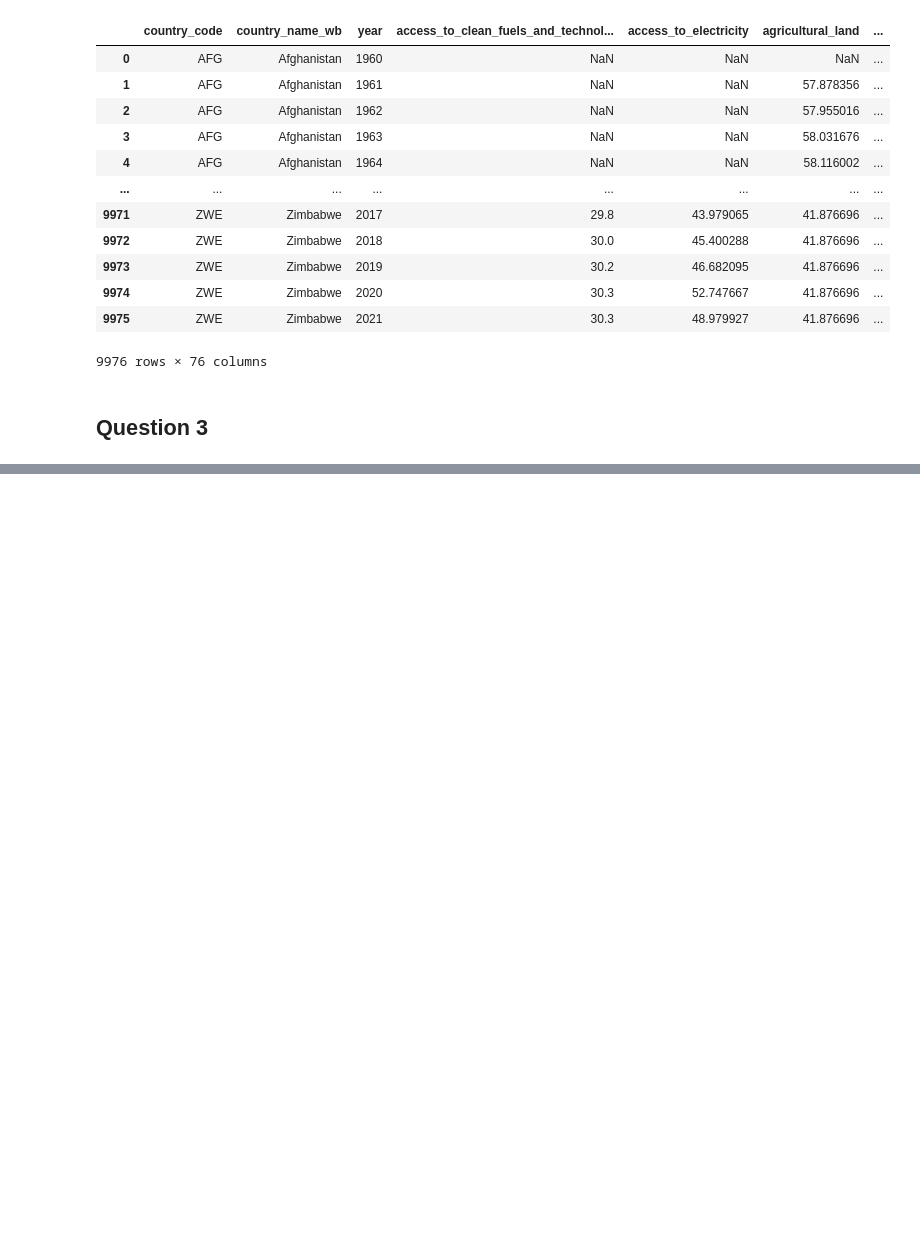
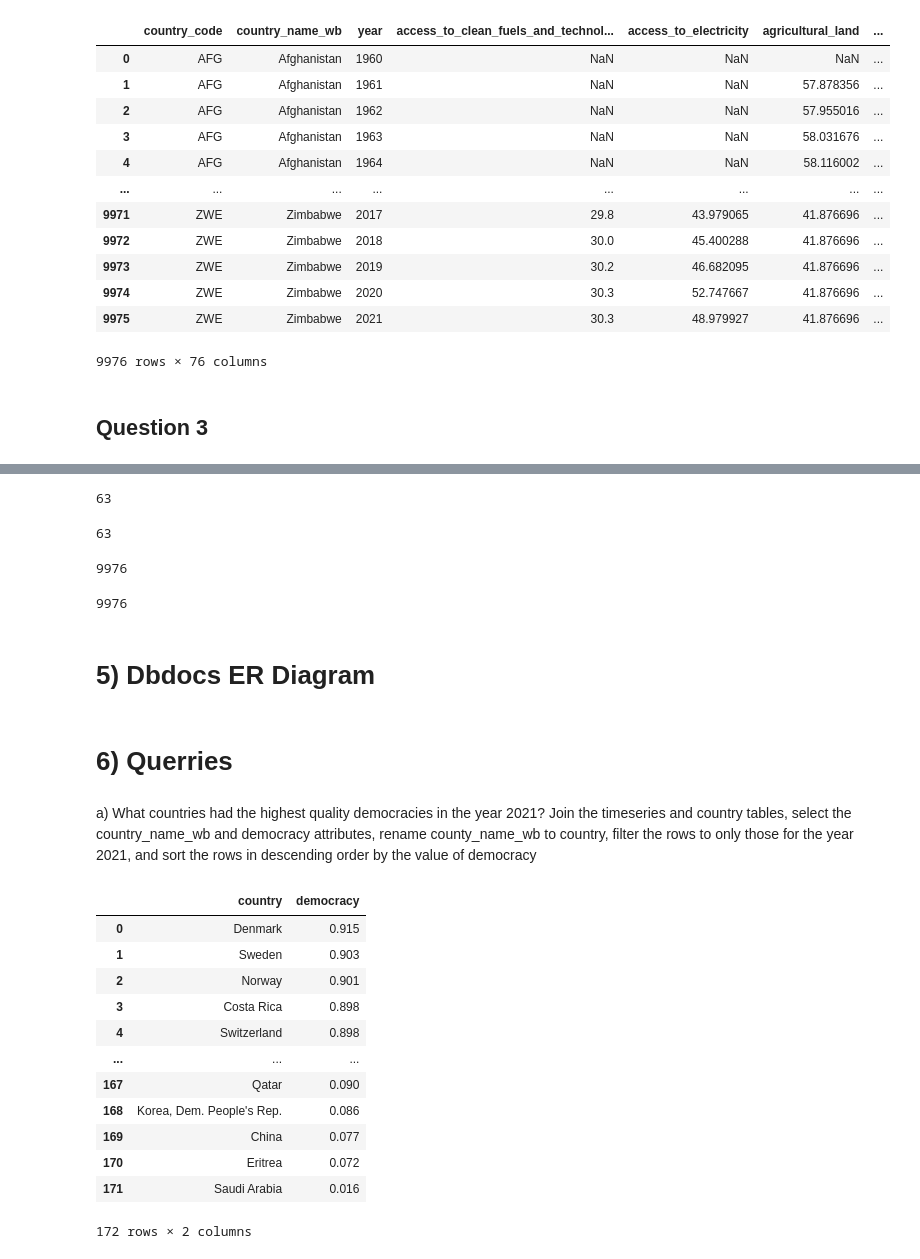
Before and after one commit to eanelson01/Lab3, a Jupyter notebook: lab3_notebook.ipynb, the cells around one changed output, grey strips where cells are left out. Drawn from its saved outputs; the diff is of its cells as text; code cells hidden in the pictures; blank space fills up the shorter version.

Commit message:
Created lab3 database and completed some SQL querries

```diff
--- a/lab3_notebook.ipynb
+++ b/lab3_notebook.ipynb
@@ -615,0 +783,55 @@ timeseries
+# %%
+print(world.shape[0])
+world.to_sql('world',
+               con = engine,
+               index = False,
+               chunksize = 1000,
+               if_exists = 'replace')
+# %% [output]
+63
+63
+# %%
+print(timeseries.shape[0])
+timeseries.to_sql('timeseries',
+               con = engine,
+               index = False,
+               chunksize = 100,
+               if_exists = 'replace')
+# %% [output]
+9976
+9976
+# %% [markdown]
+# 5) Dbdocs ER Diagram
+# %% [markdown]
+# 6) Querries
+# %% [markdown]
+a) What countries had the highest quality democracies in the year 2021? Join the
+timeseries and country tables, select the country_name_wb and democracy attributes,
+rename county_name_wb to country, filter the rows to only those for the year 2021, and
+sort the rows in descending order by the value of democracy
+# %%
+myquery = '''
+SELECT country_name_wb as country,
+        democracy
+FROM timeseries t
+INNER JOIN country c
+ON t.country_code = c.country_code
+WHERE t.year = 2021
+ORDER BY t.democracy
+    desc
+'''
+pd.read_sql_query(myquery, con = engine)
+# %% [output]
+|  | country | democracy |
+| 0 | Denmark | 0.915 |
+| 1 | Sweden | 0.903 |
+| 2 | Norway | 0.901 |
+| 3 | Costa Rica | 0.898 |
+| 4 | Switzerland | 0.898 |
+| ... | ... | ... |
+| 167 | Qatar | 0.090 |
+| 168 | Korea, Dem. People's Rep. | 0.086 |
+| 169 | China | 0.077 |
+| 170 | Eritrea | 0.072 |
+| 171 | Saudi Arabia | 0.016 |
+172 rows × 2 columns
```
Also changed, not shown: parts of 27 cells of this notebook.
